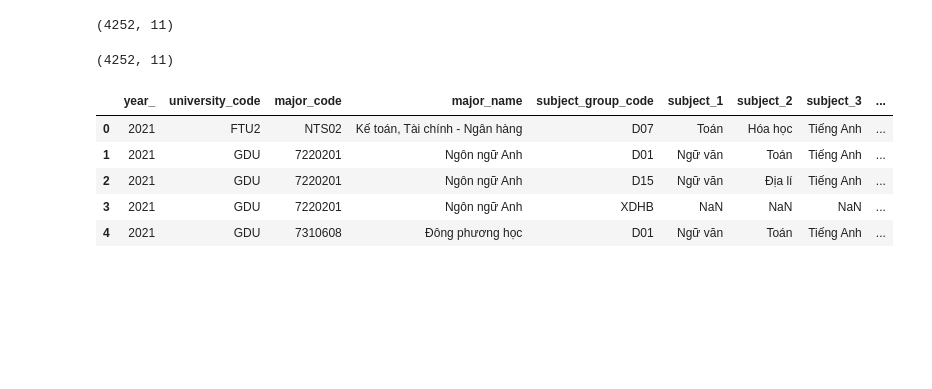
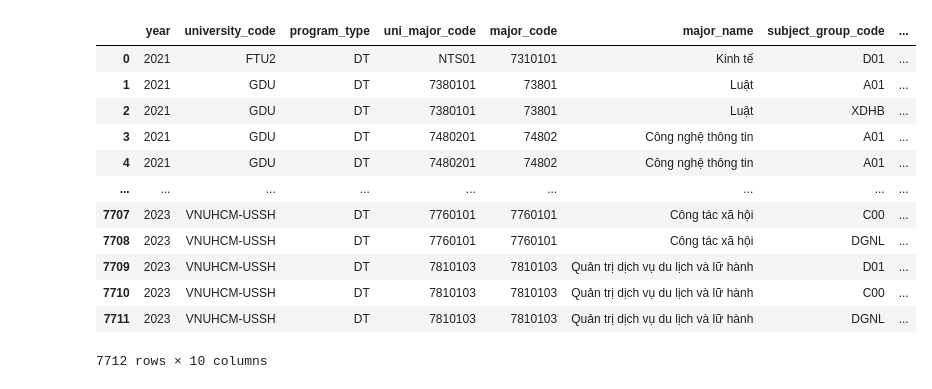
Before and after one commit to Le-AnV/group_7_final_python, a Jupyter notebook: notebooks/04_ML.ipynb, the cells around one changed output. Cells and saved outputs as stored; diff of their text form; code cells hidden in the pictures; blank space fills up the shorter version.

```diff
--- a/notebooks/04_ML.ipynb
+++ b/notebooks/04_ML.ipynb
@@ -35,19 +48,16 @@ df.head()
 # %%
-df.shape
+df
 # %% [output]
+|  | year | university_code | program_type | uni_major_code | major_code | major_name | subject_group_code | ... |
+| 0 | 2021 | FTU2 | DT | NTS01 | 7310101 | Kinh tế | D01 | ... |
+| 1 | 2021 | GDU | DT | 7380101 | 73801 | Luật | A01 | ... |
+| 2 | 2021 | GDU | DT | 7380101 | 73801 | Luật | XDHB | ... |
+| 3 | 2021 | GDU | DT | 7480201 | 74802 | Công nghệ thông tin | A01 | ... |
+| 4 | 2021 | GDU | DT | 7480201 | 74802 | Công nghệ thông tin | A01 | ... |
+| ... | ... | ... | ... | ... | ... | ... | ... | ... |
+| 7707 | 2023 | VNUHCM-USSH | DT | 7760101 | 7760101 | Công tác xã hội | C00 | ... |
+| 7708 | 2023 | VNUHCM-USSH | DT | 7760101 | 7760101 | Công tác xã hội | DGNL | ... |
+| 7709 | 2023 | VNUHCM-USSH | DT | 7810103 | 7810103 | Quản trị dịch vụ du lịch và lữ hành | D01 | ... |
+| 7710 | 2023 | VNUHCM-USSH | DT | 7810103 | 7810103 | Quản trị dịch vụ du lịch và lữ hành | C00 | ... |
+| 7711 | 2023 | VNUHCM-USSH | DT | 7810103 | 7810103 | Quản trị dịch vụ du lịch và lữ hành | DGNL | ... |
-(4252, 11)
+7712 rows × 10 columns
-# %%
-df = df[['year_','university_code','major_code','major_name','subject_group_code','subject_1','subject_2','subject_3',\
-         'admission_method','score_scale','benchmark_score']]
-df.shape
-# %% [output]
-(4252, 11)
-# %%
-df.head()
-# %% [output]
-|  | year_ | university_code | major_code | major_name | subject_group_code | subject_1 | subject_2 | subject_3 | ... |
-| 0 | 2021 | FTU2 | NTS02 | Kế toán, Tài chính - Ngân hàng | D07 | Toán | Hóa học | Tiếng Anh | ... |
-| 1 | 2021 | GDU | 7220201 | Ngôn ngữ Anh | D01 | Ngữ văn | Toán | Tiếng Anh | ... |
-| 2 | 2021 | GDU | 7220201 | Ngôn ngữ Anh | D15 | Ngữ văn | Địa lí | Tiếng Anh | ... |
-| 3 | 2021 | GDU | 7220201 | Ngôn ngữ Anh | XDHB | NaN | NaN | NaN | ... |
-| 4 | 2021 | GDU | 7310608 | Đông phương học | D01 | Ngữ văn | Toán | Tiếng Anh | ... |
```
Also changed, not shown: parts of 27 cells of this notebook.
